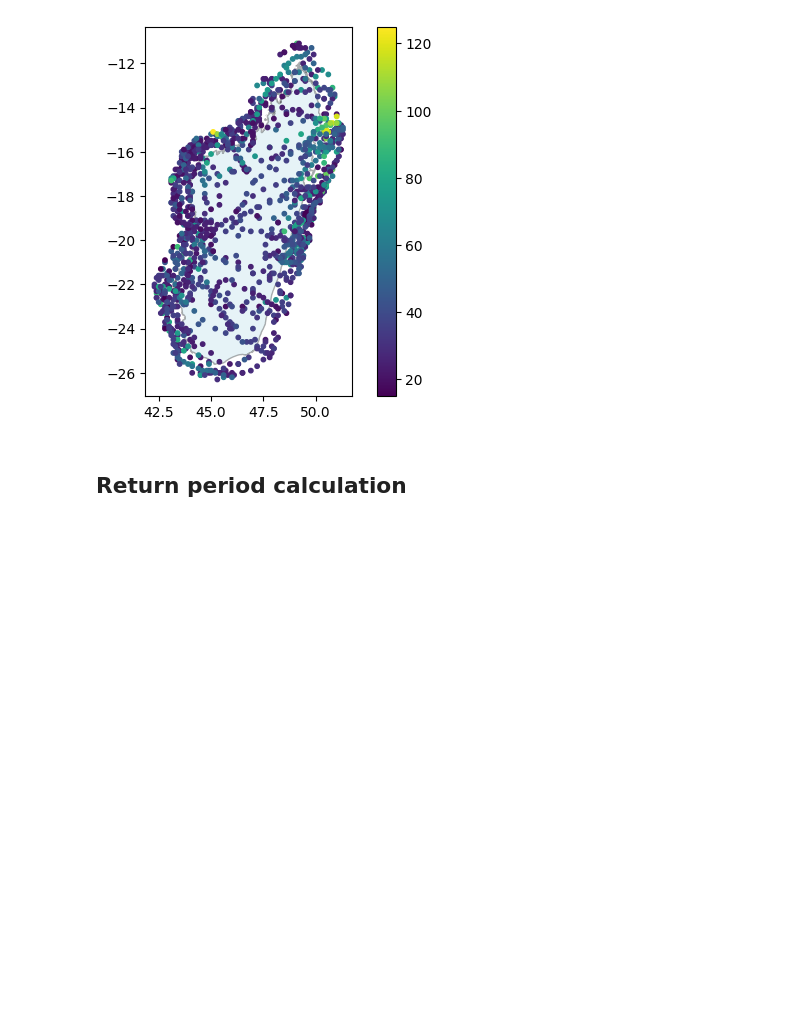
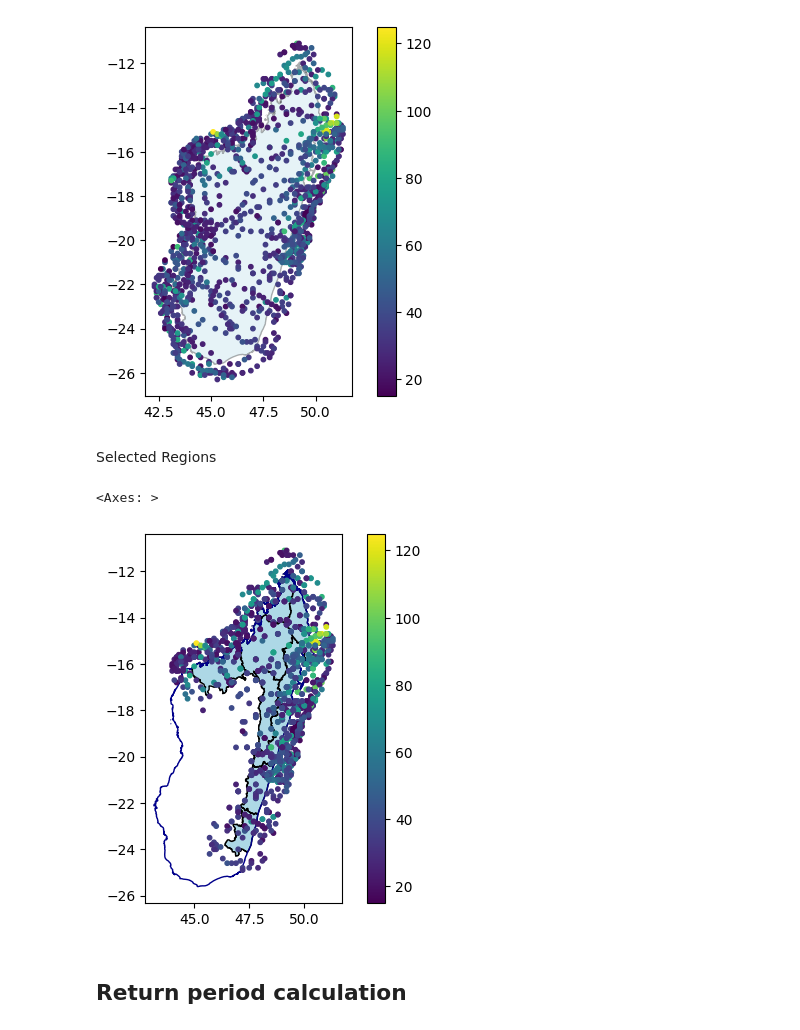
Before and after one commit to OCHA-DAP/ds-aa-mdg-storms, a Jupyter notebook: analysis/01.0_return_period_ibtracs.ipynb, the cells around one changed output. Saved outputs shown, nothing was run; the diff lists cells and outputs as text; code cells hidden in the pictures; blank space fills up the shorter version.

Commit message:
filtering ibtracs to only 100km buffer around selected regions

```diff
--- a/analysis/01.0_return_period_ibtracs.ipynb
+++ b/analysis/01.0_return_period_ibtracs.ipynb
@@ -71,6 +101,35 @@ gdf_points_sel_.plot(ax=ax, column="REU_WIND", markersize=10, legend=True)
 # %% [output]
 <Axes: >
 [figure]
+# %% [markdown]
+Selected Regions
+# %%
+buffer = True
+if buffer:
+    # Create buffer around gdf_adm0 with the given distance
+    # Reproject to a CRS that uses meters (e.g., EPSG:3857)
+    gdf_adm1_buffer = gdf_adm1_sel.to_crs(epsg=3857)
+
+    # Apply the buffer of 100 km (100,000 meters)
+    gdf_adm1_buffer["geometry"] = gdf_adm1_buffer.geometry.buffer(
+        100 * 1000
+    )  # 100 km = 100,000 meters
+
+    # Reproject back to the original CRS
+    gdf_adm1_buffer = gdf_adm1_buffer.to_crs(gdf_adm1.crs)
+else:
+    gdf_adm1_buffer = gdf_adm1.copy()
+gdf_points_sel_adm1 = gpd.sjoin(
+    gdf_points, gdf_adm1_buffer, how="inner", predicate="intersects"
+)
+gdf_points_sel_adm1 = gdf_points_sel_adm1.sort_values("ISO_TIME")
+# %%
+ax = gdf_adm1_sel.plot(color="lightblue", edgecolor="black")
+gdf_adm0.plot(ax=ax, color="none", edgecolor="darkblue", linewidth=1)
+gdf_points_sel_adm1.plot(ax=ax, column="REU_WIND", markersize=10, legend=True)
+# %% [output]
+<Axes: >
+[figure, added]
 # %% [markdown]
 ## Return period calculation
 # %%
```
Also changed, not shown: parts of 4 cells of this notebook.
